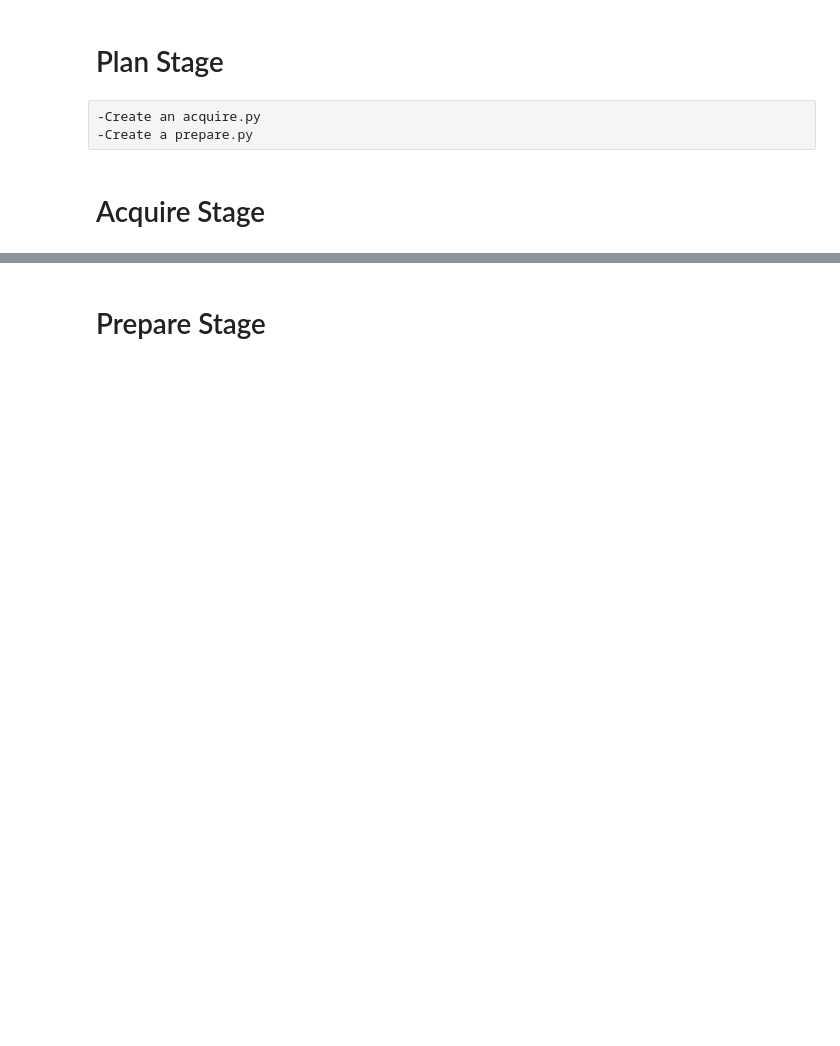
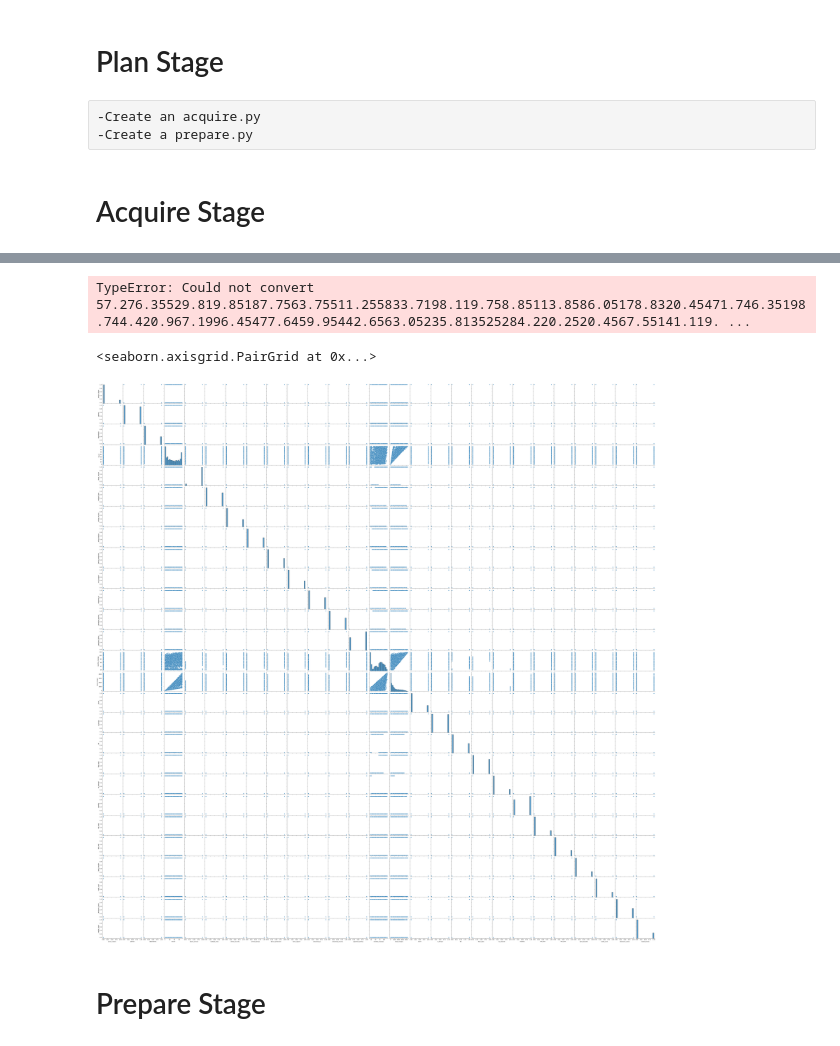
Before and after one commit to annah-vu/classification_project, a Jupyter notebook: initial_notebook.ipynb, the cells around one changed output, grey strips where cells are left out. Saved outputs shown, nothing was run; the diff lists cells and outputs as text; code cells hidden in the pictures; blank space fills up the shorter version.

```diff
--- a/initial_notebook.ipynb
+++ b/initial_notebook.ipynb
@@ -34,3 +70,7 @@ sns.distplot(df.tenure)
 sns.distplot(df.senior_citizen)
 # %%
 sns.distplot(df.monthly_charges)
+# %%
+df.total_charges.mean()
+# %% [output]
+TypeError: Could not convert 57.276.35529.819.85187.7563.75511.255833.7198.119.758.85113.8586.05178.8320.45471.746.35198.744.420.967.1996.45477.6459.95442.6563.05235.813525284.220.2520.4567.55141.119. ...
@@ -37,3 +79,8 @@ sns.distplot(df.monthly_charges)
+# %%
+sns.pairplot(df)
+# %% [output]
+<seaborn.axisgrid.PairGrid at 0x...>
+[figure, added]
 # %%
 #acquire pieces work
 # %% [markdown]
```
Also changed, not shown: parts of 7 cells of this notebook.
